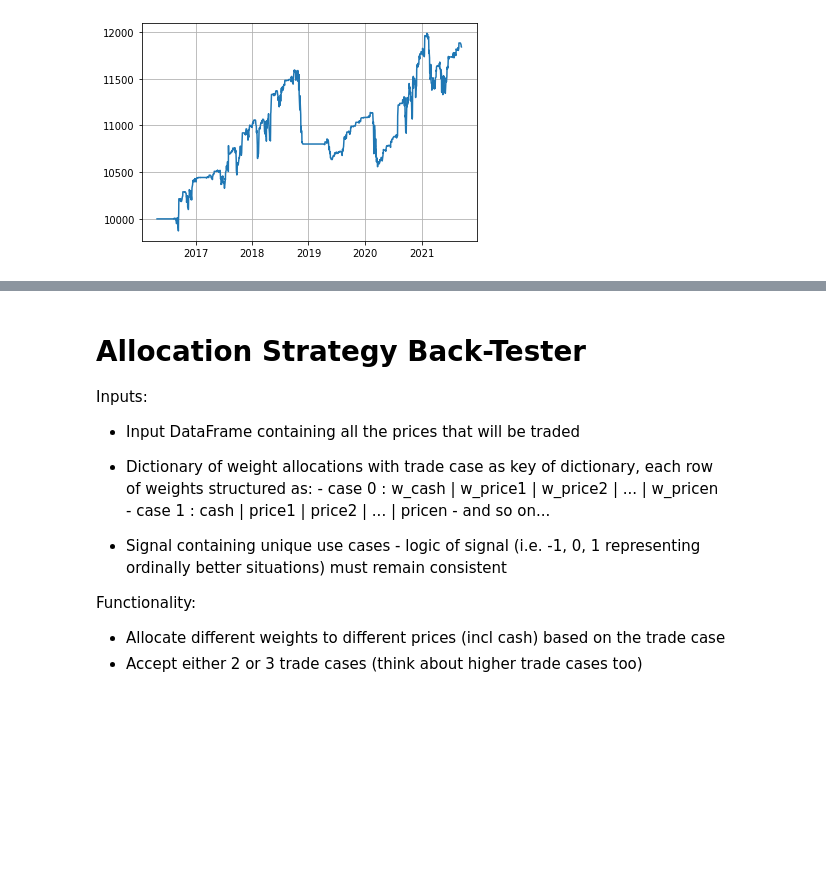
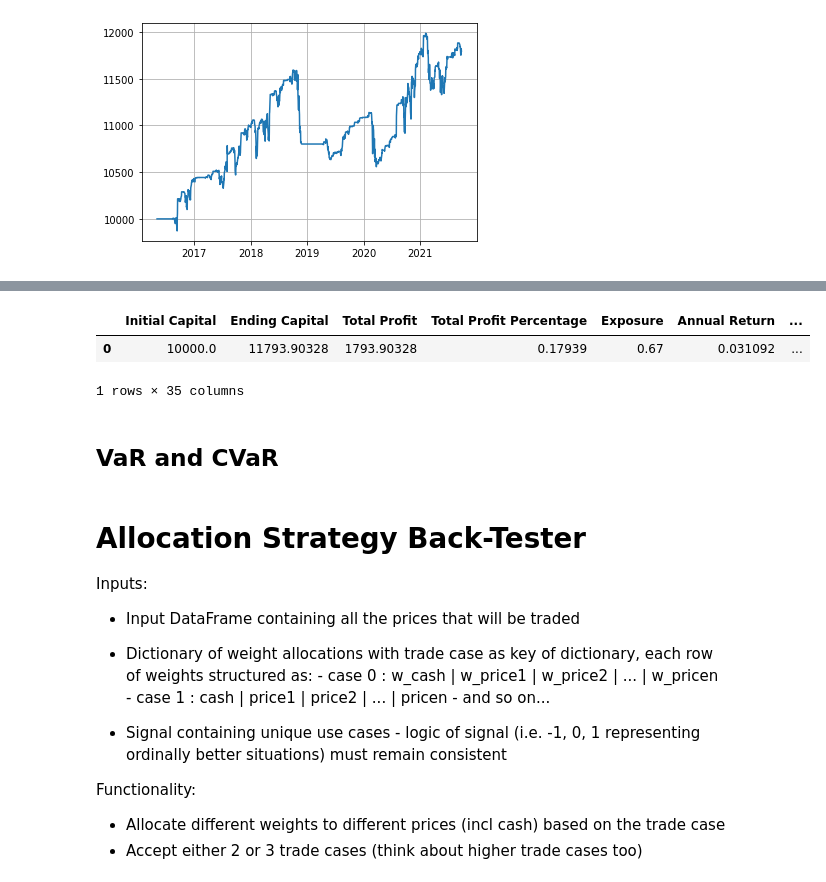
Before and after one commit to surajtirupati/TradingAlgorithms, a Jupyter notebook: Backtest.ipynb, the cells around one changed output, grey strips where cells are left out. Cells and saved outputs as stored; diff of their text form; code cells hidden in the pictures; blank space fills up the shorter version.

```diff
--- a/Backtest.ipynb
+++ b/Backtest.ipynb
@@ -604,27 +661,19 @@ def total_tcost():
 # %%
 # statistics function
 
+
+# initialising variables that will be used as counters
 avg_perc_ch = 0
 avg_bars_held = 0
+avg_amount_ch = 0
+winners = 0
 avg_win_bars_held = 0
-avg_amount_ch = 0
 avg_winner_perc = 0
-winners = 0
-win_perc = 0
-total_profit = 0
-winners = 0
 win_prof = 0
 losers = 0
+avg_lose_bars_held = 0
 avg_loser_perc = 0
-avg_lose_bars_held = 0
-lose_perc = 0
 lose_prof = 0
-max_consec_wins = 0
-consec_wins = 0
-max_consec_losses = 0
-consec_losses = 0
-big_win = 0
-big_loss = 0
 
 for position in strat.closedPositions:
 
@@ -650,40 +699,66 @@ for position in strat.closedPositions:
     max_consec_losses = max(max_consec_losses, consec_losses)
     big_loss = min(big_loss, position.CashGainLoss.values[0] if position.WinLoss.values[0] == -1 else int(0))
 
+    # position specific calculations
+    pos_time_series = data[position.EntryDate.values[0]:position.ExitDate.values[0]]["Open"].values * position.Units.values[0]
+    position["Max DD Value"], position["Max DD Return"] = max_dd(pos_time_series)
+    position["Holding Time"] = (position.ExitDate[0]  - position.EntryDate[0]).days
+
+positions = return_pos_df()
 
 # back-test stats
 init_cap = strat.cash_time_series[0]
 end_cap = strat.cash_time_series[-1]
 total_net_prof = (end_cap - init_cap)
 net_prof_perc = total_net_prof/init_cap
 exposure = calc_exposure(return_pos_df())
 ann_ret = (1 + net_prof_perc)**(252/len(data)) - 1
 trans_costs = total_tcost()
+port_max_dd_val, port_max_dd_perc = max_dd(strat.cash_time_series)
 
 # total trade stats
 total_trades = len(strat.closedPositions)
 avg_amount_ch = avg_amount_ch/len(strat.closedPositions)
 avg_perc_ch = avg_perc_ch/len(strat.closedPositions)
 avg_bars_held = avg_bars_held/len(strat.closedPositions)
+avg_dd_abs = positions["Max DD Value"].mean()
+avg_dd_perc = positions["Max DD Return"].mean()
+max_dd_abs = positions["Max DD Value"].max()
+max_dd_perc = positions["Max DD Return"].min()
 
 # winner stats
 winners = winners
 win_perc = round(winners/len(strat.closedPositions), 2)
-win_profit = win_prof
-avg_win_profit = win_prof/winners
+avg_win_prof = win_prof/winners
 avg_winner_perc = avg_winner_perc/winners
 avg_win_bars_held = avg_win_bars_held/winners
 max_consec_wins = max_consec_wins
-largest_win = big_win
 big_win_bars_held = (positions[positions["CashGainLoss"] == big_win].ExitDate - positions[positions["CashGainLoss"] == big_win].EntryDate)[0].days
 
 # loser stats
 losers = losers
 lose_perc = round(losers/len(strat.closedPositions), 2)
-lose_profit = lose_prof
-avg_lose_profit = lose_profit/losers
+avg_lose_prof = lose_prof/losers
 avg_loser_perc = avg_loser_perc/losers
 avg_lose_bars_held = avg_lose_bars_held/losers
 max_consec_losses = max_consec_losses
-largest_loss = big_loss
 big_loss_bars_held = (positions[positions["CashGainLoss"] == big_loss].ExitDate - positions[positions["CashGainLoss"] == big_loss].EntryDate)[0].days
+
+columns = ["Initial Capital", "Ending Capital", "Total Profit", "Total Profit Percentage", "Exposure", "Annual Return", "Transaction Costs", "Portfolio Max DD Value", "Portfolio Max DD Perc",
+           "Total Trades", "Avg Gain/Loss", "Avg Percentage Gain/Loss", "Avg Bars Held", "Avg Max DD Value", "Avg Max DD Percentage", "Max DD Trade Value", "Max DD Trade Percentage",
+           "Winners", "Win Percentage", "Win Profits", "Avg Win Profit", "Avg Win Percentage", "Avg Win Bars Held", "Max Consecutive Wins", "Biggest Win", "Biggest Win Bars Held",
+           "Losers", "Lose Percentage", "Loss Losses", "Avg Lose Profit", "Avg Lose Percentage", "Avg Lose Bars Held", "Max Consecutive Losses", "Biggest Loss", "Biggest Loss Bars Held"]
+
+stats = pd.DataFrame([[init_cap, end_cap, total_net_prof, net_prof_perc, exposure, ann_ret, trans_costs, port_max_dd_val, port_max_dd_perc,
+              total_trades, avg_amount_ch, avg_perc_ch, avg_bars_held, avg_dd_abs, avg_dd_perc, max_dd_abs, max_dd_perc,
+              winners, win_perc, win_prof, avg_win_prof, avg_winner_perc, avg_win_bars_held, max_consec_wins, big_win, big_win_bars_held,
+              losers, lose_perc, lose_prof, avg_lose_prof, avg_loser_perc, avg_lose_bars_held, max_consec_losses, big_loss, big_loss_bars_held]],
+             columns=columns)
+
+stats
+# %% [output]
+|  | Initial Capital | Ending Capital | Total Profit | Total Profit Percentage | Exposure | Annual Return | ... |
+| 0 | 10000.0 | 11793.90328 | 1793.90328 | 0.17939 | 0.67 | 0.031092 | ... |
+1 rows × 35 columns
+# %% [markdown]
+## VaR and CVaR
```
Also changed, not shown: parts of 12 cells of this notebook.
